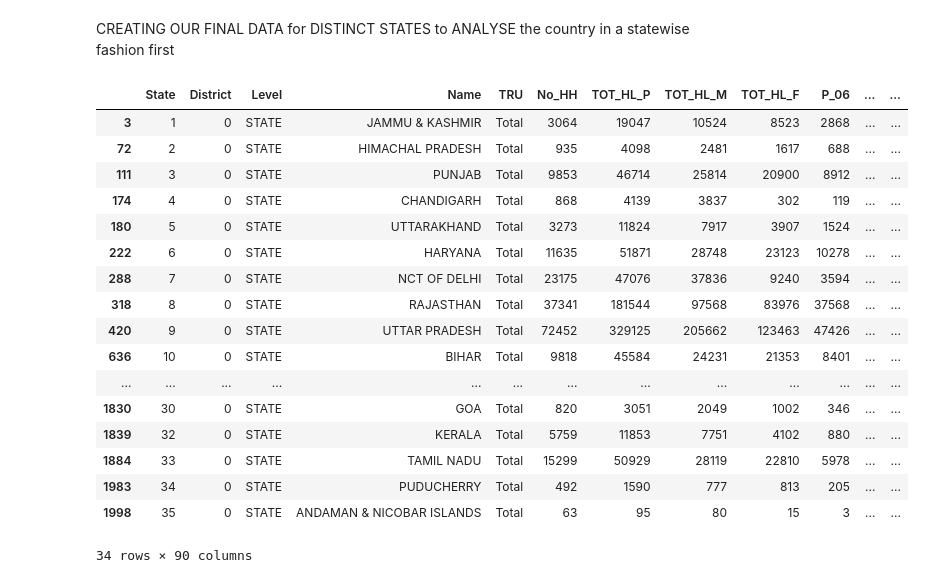
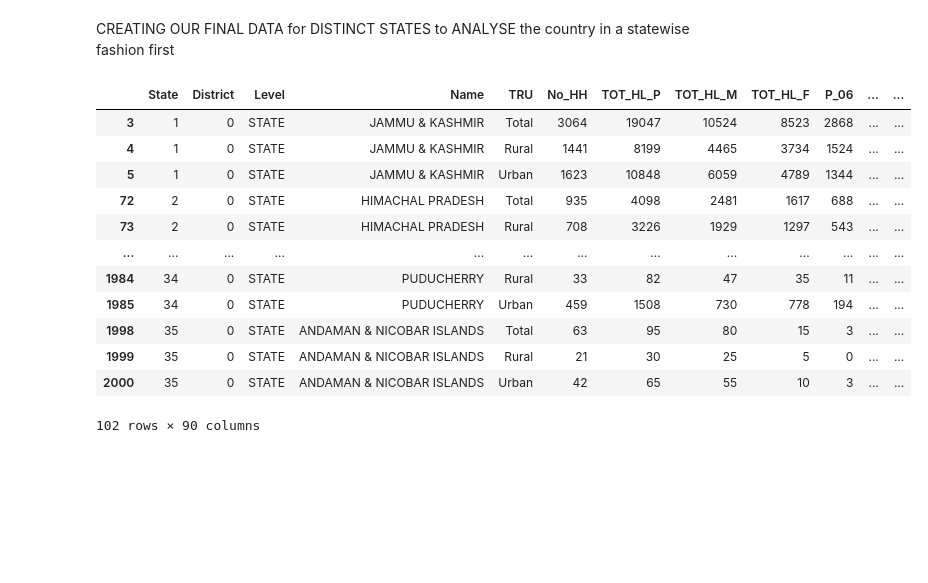
Before and after one commit to rushil00/Homelessness_Analysis, a Jupyter notebook: main.ipynb, the cells around one changed output. Drawn from its saved outputs; the diff is of its cells as text; code cells hidden in the pictures; blank space fills up the shorter version.

```diff
--- a/main.ipynb
+++ b/main.ipynb
@@ -71,24 +71,19 @@ dataFrame_TEMP.drop(columns= ['State' , 'District'], axis=1) #dropping unnecessa
 # %% [markdown]
 CREATING OUR FINAL DATA for DISTINCT STATES to ANALYSE the country in a statewise fashion first
 # %%
-dataset_ = dataset.loc[(dataset['TRU'] == 'Total') & (dataset['Level'] == 'STATE') ]
-dataset_
+dataset_s = dataset.loc[(dataset['Level'] == 'STATE') ]
+dataset_s
 # %% [output]
 |  | State | District | Level | Name | TRU | No_HH | TOT_HL_P | TOT_HL_M | TOT_HL_F | P_06 | ... | ... |
 | 3 | 1 | 0 | STATE | JAMMU & KASHMIR | Total | 3064 | 19047 | 10524 | 8523 | 2868 | ... | ... |
+| 4 | 1 | 0 | STATE | JAMMU & KASHMIR | Rural | 1441 | 8199 | 4465 | 3734 | 1524 | ... | ... |
+| 5 | 1 | 0 | STATE | JAMMU & KASHMIR | Urban | 1623 | 10848 | 6059 | 4789 | 1344 | ... | ... |
 | 72 | 2 | 0 | STATE | HIMACHAL PRADESH | Total | 935 | 4098 | 2481 | 1617 | 688 | ... | ... |
-| 111 | 3 | 0 | STATE | PUNJAB | Total | 9853 | 46714 | 25814 | 20900 | 8912 | ... | ... |
-| 174 | 4 | 0 | STATE | CHANDIGARH | Total | 868 | 4139 | 3837 | 302 | 119 | ... | ... |
-| 180 | 5 | 0 | STATE | UTTARAKHAND | Total | 3273 | 11824 | 7917 | 3907 | 1524 | ... | ... |
-| 222 | 6 | 0 | STATE | HARYANA | Total | 11635 | 51871 | 28748 | 23123 | 10278 | ... | ... |
-| 288 | 7 | 0 | STATE | NCT OF DELHI | Total | 23175 | 47076 | 37836 | 9240 | 3594 | ... | ... |
-| 318 | 8 | 0 | STATE | RAJASTHAN | Total | 37341 | 181544 | 97568 | 83976 | 37568 | ... | ... |
-| 420 | 9 | 0 | STATE | UTTAR PRADESH | Total | 72452 | 329125 | 205662 | 123463 | 47426 | ... | ... |
-| 636 | 10 | 0 | STATE | BIHAR | Total | 9818 | 45584 | 24231 | 21353 | 8401 | ... | ... |
+| 73 | 2 | 0 | STATE | HIMACHAL PRADESH | Rural | 708 | 3226 | 1929 | 1297 | 543 | ... | ... |
 | ... | ... | ... | ... | ... | ... | ... | ... | ... | ... | ... | ... | ... |
-| 1830 | 30 | 0 | STATE | GOA | Total | 820 | 3051 | 2049 | 1002 | 346 | ... | ... |
-| 1839 | 32 | 0 | STATE | KERALA | Total | 5759 | 11853 | 7751 | 4102 | 880 | ... | ... |
-| 1884 | 33 | 0 | STATE | TAMIL NADU | Total | 15299 | 50929 | 28119 | 22810 | 5978 | ... | ... |
-| 1983 | 34 | 0 | STATE | PUDUCHERRY | Total | 492 | 1590 | 777 | 813 | 205 | ... | ... |
+| 1984 | 34 | 0 | STATE | PUDUCHERRY | Rural | 33 | 82 | 47 | 35 | 11 | ... | ... |
+| 1985 | 34 | 0 | STATE | PUDUCHERRY | Urban | 459 | 1508 | 730 | 778 | 194 | ... | ... |
 | 1998 | 35 | 0 | STATE | ANDAMAN & NICOBAR ISLANDS | Total | 63 | 95 | 80 | 15 | 3 | ... | ... |
+| 1999 | 35 | 0 | STATE | ANDAMAN & NICOBAR ISLANDS | Rural | 21 | 30 | 25 | 5 | 0 | ... | ... |
+| 2000 | 35 | 0 | STATE | ANDAMAN & NICOBAR ISLANDS | Urban | 42 | 65 | 55 | 10 | 3 | ... | ... |
-34 rows × 90 columns
+102 rows × 90 columns
```
Also changed, not shown: parts of 8 cells of this notebook.
